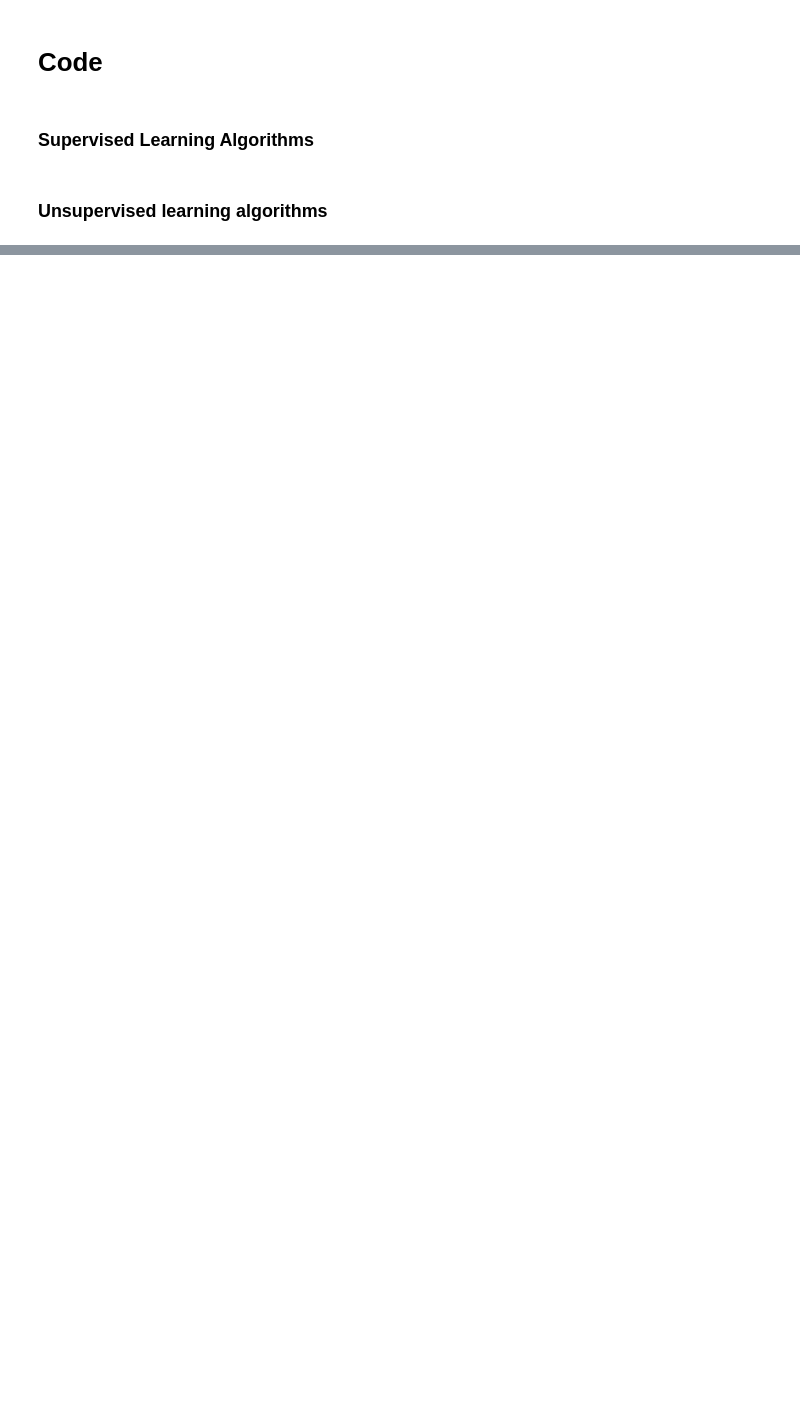
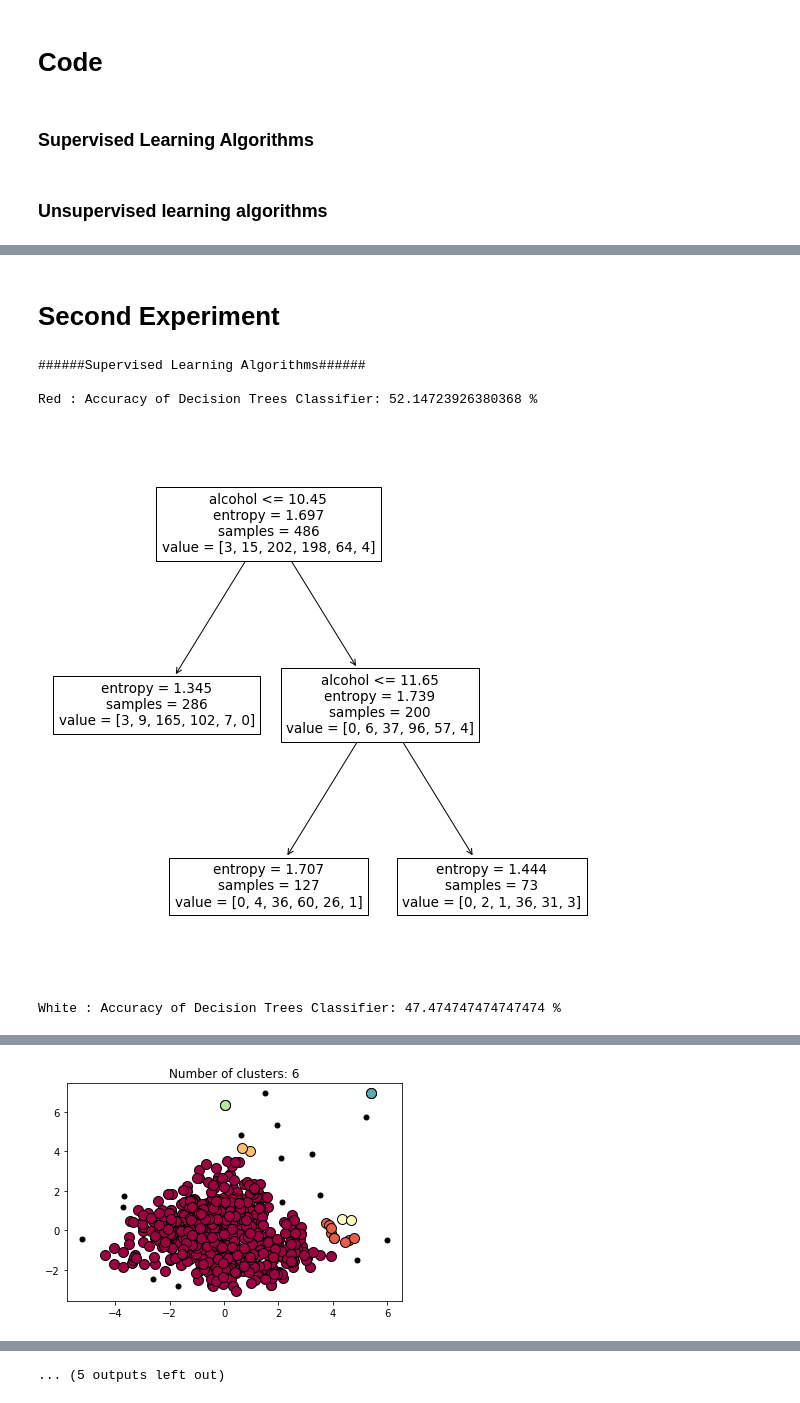
Before and after one commit to fnpms-iscte/ProjetoIAA, a Jupyter notebook: ProjetoIAA-checkpoint.ipynb, the cells around one changed output, grey strips where cells are left out. Saved outputs shown, nothing was run; the diff lists cells and outputs as text; code cells hidden in the pictures; blank space fills up the shorter version.

Commit message:
data stuff and second exp

```diff
--- a/ProjetoIAA-checkpoint.ipynb
+++ b/ProjetoIAA-checkpoint.ipynb
@@ -502,0 +432,71 @@ Cluster 1 - Most common value of quality: 6
+# %% [markdown]
+# Second Experiment
+# %%
+m = Main()
+#files is in the same directory
+m.loadfiles("winequality-red.csv", "winequality-white.csv")
+auxR = m.remove_percent(0.1, m.datasetR)
+auxW = m.remove_percent(0.1, m.datasetW)
+deletion = True
+substituion = False
+
+if deletion:
+    dataR = m.deletion(auxR)
+    dataW = m.deletion(auxW)
+    print("######Supervised Learning Algorithms######\n")
+    decisionTreesClassifier(dataR,"Red")
+    decisionTreesClassifier(dataW,"White")
+    print()
+    mlp(dataR,"Red")
+    mlp(dataW,"White")
+    print()
+    knn(dataR,"Red")
+    knn(dataW,"White")
+    print("\n######Unsupervised Learning Algorithms######\n")
+    print("k-Means:")
+    k_means(dataR,"Red",6)
+    k_means(dataW,"White",7)
+    print("\nDBscan:")
+    dbscan(dataR,"Red", 0.5, 2 )
+    dbscan(dataW,"White", 0.6, 2)
+
+    testEps(dataR,"Red")
+    testEps(dataW,"White")
+    testMinSamp(dataR,"Red")
+    testMinSamp(dataW,"White")
+
+    agglomerative_hierarchical_clustering(dataR,"Red",6)
+    agglomerative_hierarchical_clustering(dataW,"White",7)
+elif substituion:
+    dataR = m.substitution(auxR)
+    dataW = m.substitution(auxW)
+    print("######Supervised Learning Algorithms######\n")
+    decisionTreesClassifier(dataR,"Red")
+    decisionTreesClassifier(dataW,"White")
+    print()
+    mlp(dataR,"Red")
+    mlp(dataW,"White")
+    print()
+    knn(dataR,"Red")
+    knn(dataW,"White")
+    print("\n######Unsupervised Learning Algorithms######\n")
+    print("k-Means:")
+    k_means(dataR,"Red",6)
+    k_means(dataW,"White",7)
+    print("\nDBscan:")
+    dbscan(dataR,"Red", 0.5, 2 )
+    dbscan(dataW,"White", 0.6, 2)
+
+    testEps(dataR,"Red")
+    testEps(dataW,"White")
+    testMinSamp(dataR,"Red")
+    testMinSamp(dataW,"White")
+
+    agglomerative_hierarchical_clustering(dataR,"Red",6)
+    agglomerative_hierarchical_clustering(dataW,"White",7)
+# %% [output]
+######Supervised Learning Algorithms######
+
+Red : Accuracy of Decision Trees Classifier: 52.14723926380368 %
+[figure, added]
+White : Accuracy of Decision Trees Classifier: 47.474747474747474 %
@@ -502,0 +521 @@ Cluster 1 - Most common value of quality: 6
+[figure, added]
@@ -502,0 +560 @@ Cluster 1 - Most common value of quality: 6
+... (5 outputs left out)
```
Also changed, not shown: parts of 6 cells of this notebook.
